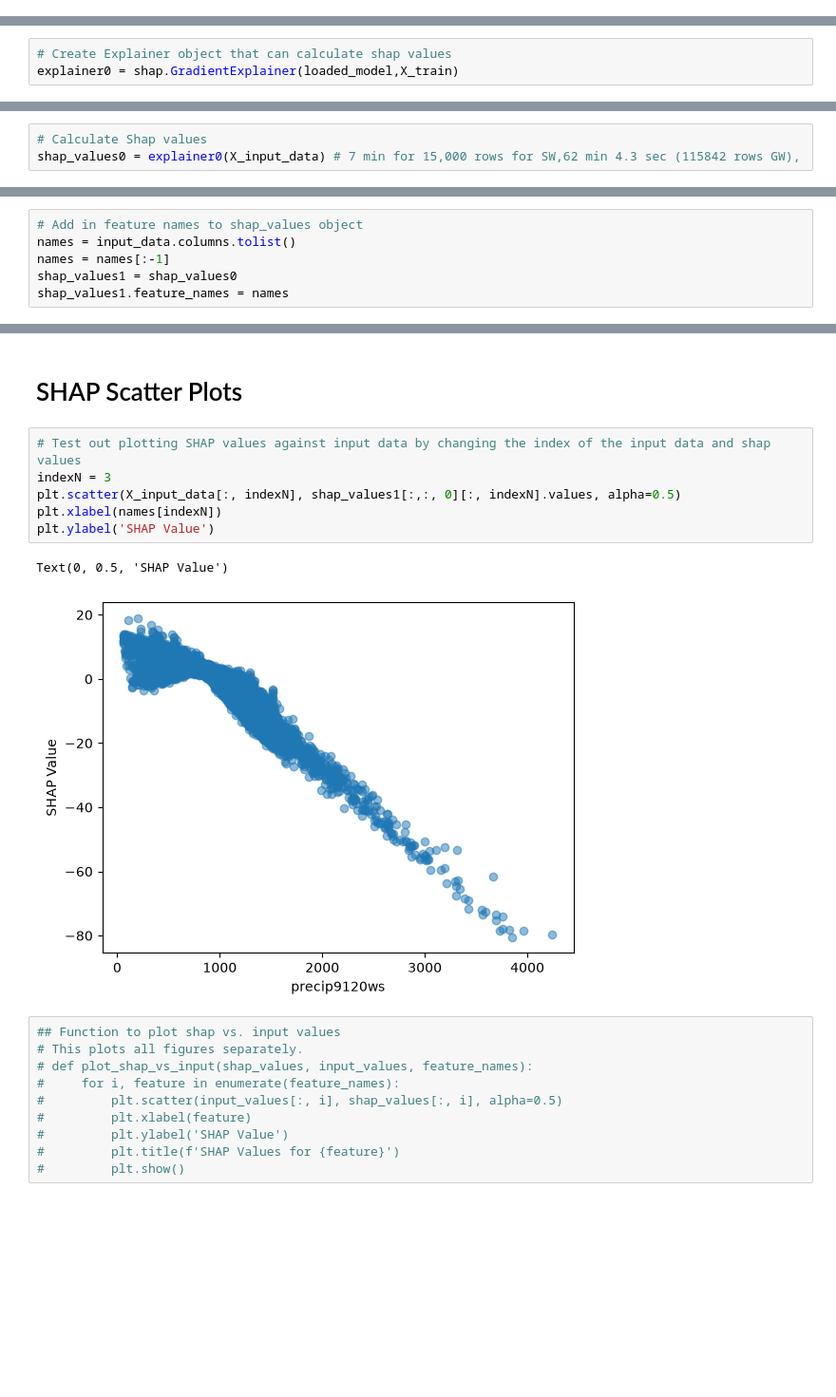
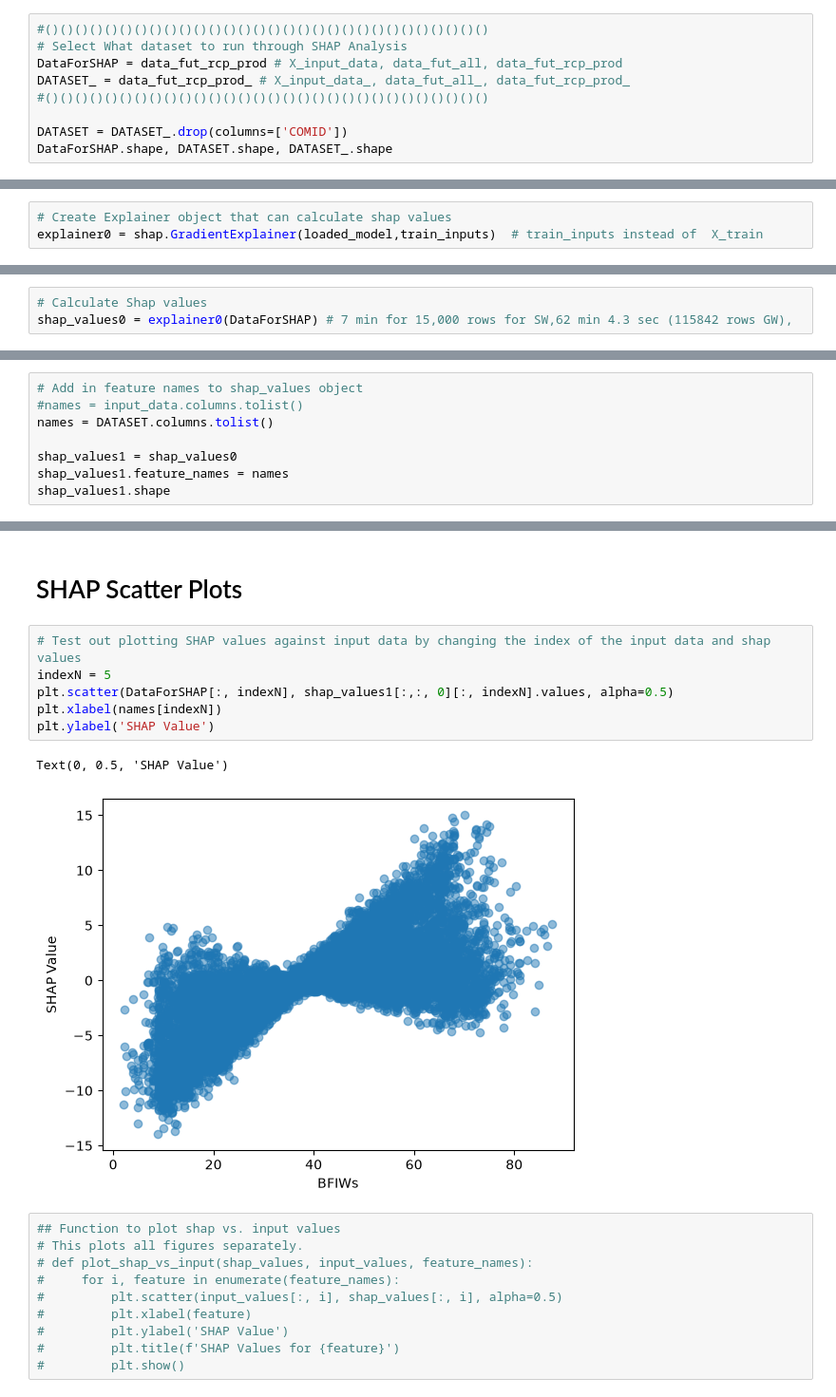
Before and after one commit to mpennino/Future_DW_NO3, a Jupyter notebook: Code/SHAP_Analysis_kfold.ipynb, the cells around one changed output, grey strips where cells are left out. Shown at 95% size. Cells and saved outputs as stored; diff of their text form; blank space fills up the shorter version.

Commit message:
Added code for running shap analysis on scenario datasets

```diff
--- a/Code/SHAP_Analysis_kfold.ipynb
+++ b/Code/SHAP_Analysis_kfold.ipynb
@@ -374,0 +456,9 @@ ImprovedBinaryClassifier(
+# %%
+#()()()()()()()()()()()()()()()()()()()()()()()()()()()()()()
+# Select What dataset to run through SHAP Analysis
+DataForSHAP = data_fut_rcp_prod # X_input_data, data_fut_all, data_fut_rcp_prod
+DATASET_ = data_fut_rcp_prod_ # X_input_data_, data_fut_all_, data_fut_rcp_prod_
+#()()()()()()()()()()()()()()()()()()()()()()()()()()()()()()
+
+DATASET = DATASET_.drop(columns=['COMID'])
+DataForSHAP.shape, DATASET.shape, DATASET_.shape
@@ -375,3 +467,3 @@ ImprovedBinaryClassifier(
 # %%
 # Create Explainer object that can calculate shap values
-explainer0 = shap.GradientExplainer(loaded_model,X_train)
+explainer0 = shap.GradientExplainer(loaded_model,train_inputs)  # train_inputs instead of  X_train
@@ -378,3 +474,3 @@ explainer0 = shap.GradientExplainer(loaded_model,X_train)
 # %%
 # Calculate Shap values
-shap_values0 = explainer0(X_input_data) # 7 min for 15,000 rows for SW,62 min 4.3 sec (115842 rows GW),
+shap_values0 = explainer0(DataForSHAP) # 7 min for 15,000 rows for SW,62 min 4.3 sec (115842 rows GW),
@@ -381,6 +481,8 @@ shap_values0 = explainer0(X_input_data) # 7 min for 15,000 rows for SW,62 min 4.
 # %%
 # Add in feature names to shap_values object
-names = input_data.columns.tolist()
-names = names[:-1]
+#names = input_data.columns.tolist()
+names = DATASET.columns.tolist()
+
 shap_values1 = shap_values0
 shap_values1.feature_names = names
+shap_values1.shape
@@ -418,13 +536,13 @@ shap.summary_plot(shap_values1[:,:, 0].values, X_input_data.numpy(),feature_name
 # SHAP Scatter Plots
 # %%
 # Test out plotting SHAP values against input data by changing the index of the input data and shap values
-indexN = 3
-plt.scatter(X_input_data[:, indexN], shap_values1[:,:, 0][:, indexN].values, alpha=0.5)
+indexN = 5
+plt.scatter(DataForSHAP[:, indexN], shap_values1[:,:, 0][:, indexN].values, alpha=0.5)
 plt.xlabel(names[indexN])
 plt.ylabel('SHAP Value')
 # %% [output]
 Text(0, 0.5, 'SHAP Value')
-[figure, old version]
+[figure, new version]
 # %%
 ## Function to plot shap vs. input values
 # This plots all figures separately.
```
Also changed, not shown: parts of 27 cells of this notebook.
